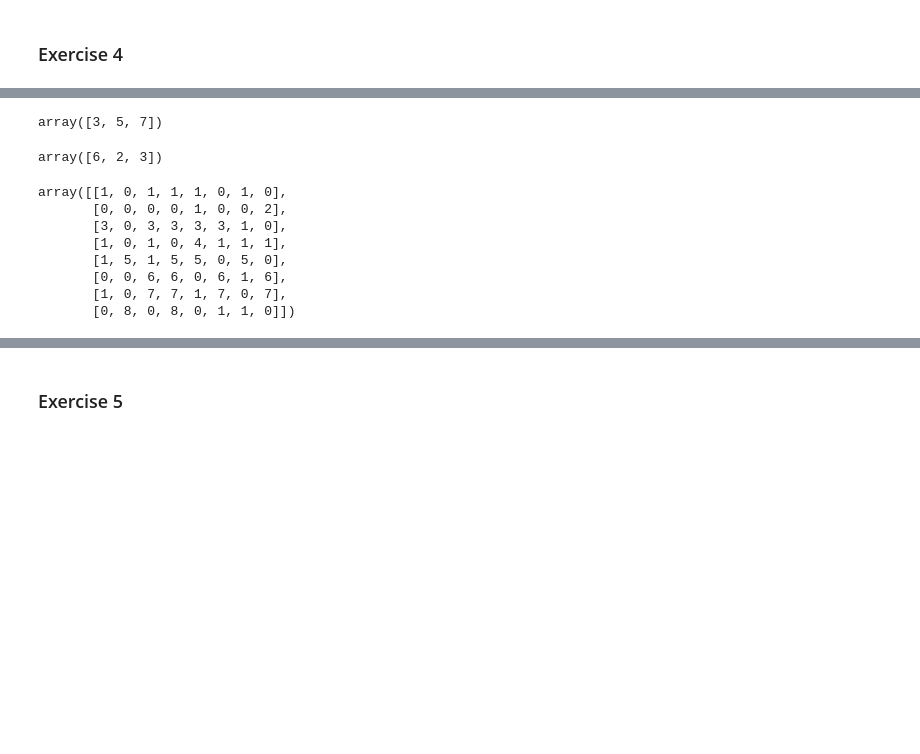
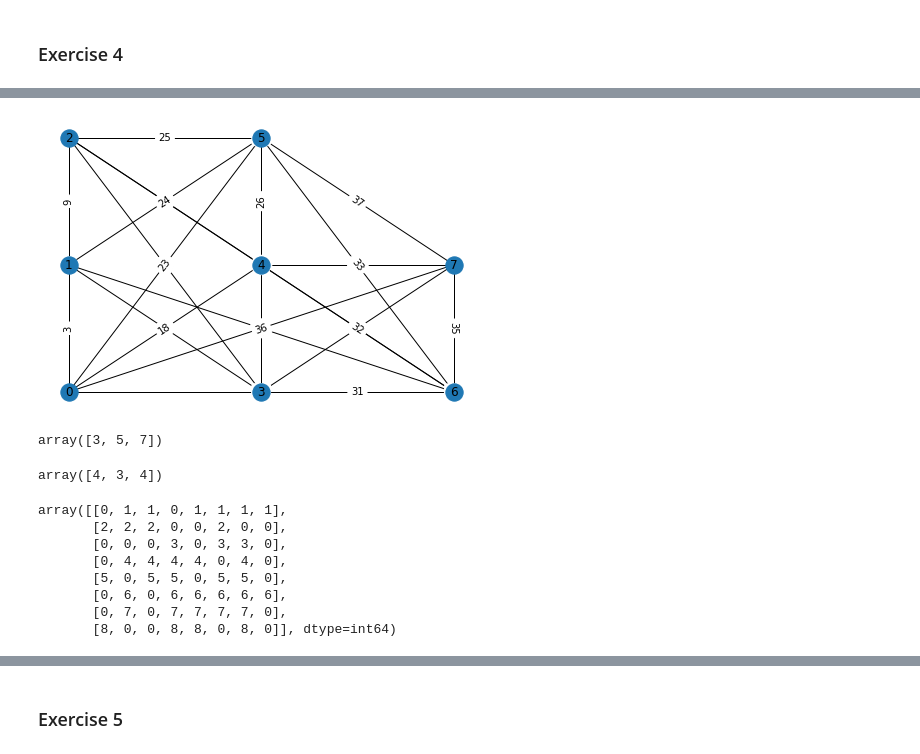
Before and after one commit to DionEngels/ScientificProgramming, a Jupyter notebook: Set 2/exset2.ipynb, the cells around one changed output, grey strips where cells are left out. Saved outputs shown, nothing was run; the diff lists cells and outputs as text; code cells hidden in the pictures; blank space fills up the shorter version.

```diff
--- a/Set 2/exset2.ipynb
+++ b/Set 2/exset2.ipynb
@@ -208,3 +243,21 @@ draw(G)
+# %%
+### b
+def ex4b(C, XY):
+    G = nx.Graph()
+    I, J, _ = sparse.find(C)
+    edge_labels = dict(zip(zip(I,J), np.arange(len(I))))
+    G.add_edges_from(edge_labels)
+    nodes_pos_dict = dict(zip(np.arange(len(XY)),XY))
+    nx.draw(G, pos=nodes_pos_dict, with_labels=True)
+    nx.draw_networkx_edge_labels(G,
+                                 pos=nodes_pos_dict,
+                                 edge_labels=edge_labels)
+
+ex4b(C.copy(), XY)
+#note that there are no self loops possible and some edge labels overlap,
+#because networkx does not allow arcs
+# %% [output]
+[figure, added]
 # %%
 ### c
 def ex4c(n, processed_list):
@@ -228,27 +281,27 @@ def degr(C, VL):
     return np.bincount(sparse.find(A[VL] > 0)[0])
 
 VL = [3,1,7]
-degr(C, VL)
+degr(C.copy(), VL)
 # %% [output]
-array([6, 2, 3])
+array([4, 3, 4])
 # %%
 ### e
 def ex4e(C):
-    I, J, V = sparse.find(C.T)
+    I, J, V = sparse.find(C)
     C[I,J] = I + 1
     return C
 
 N = ex4e(C.copy())
 N.toarray()
 # %% [output]
-array([[1, 0, 1, 1, 1, 0, 1, 0],
-       [0, 0, 0, 0, 1, 0, 0, 2],
-       [3, 0, 3, 3, 3, 3, 1, 0],
-       [1, 0, 1, 0, 4, 1, 1, 1],
-       [1, 5, 1, 5, 5, 0, 5, 0],
-       [0, 0, 6, 6, 0, 6, 1, 6],
-       [1, 0, 7, 7, 1, 7, 0, 7],
-       [0, 8, 0, 8, 0, 1, 1, 0]])
+array([[0, 1, 1, 0, 1, 1, 1, 1],
+       [2, 2, 2, 0, 0, 2, 0, 0],
+       [0, 0, 0, 3, 0, 3, 3, 0],
+       [0, 4, 4, 4, 4, 0, 4, 0],
+       [5, 0, 5, 5, 0, 5, 5, 0],
+       [0, 6, 0, 6, 6, 6, 6, 6],
+       [0, 7, 0, 7, 7, 7, 7, 0],
+       [8, 0, 0, 8, 8, 0, 8, 0]], dtype=int64)
 # %%
 ### f
 def ex4f(N):
```
Also changed, not shown: parts of 17 cells of this notebook.
